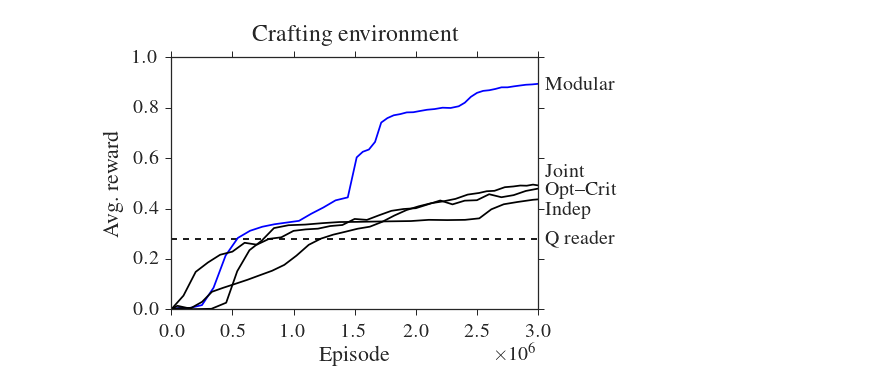
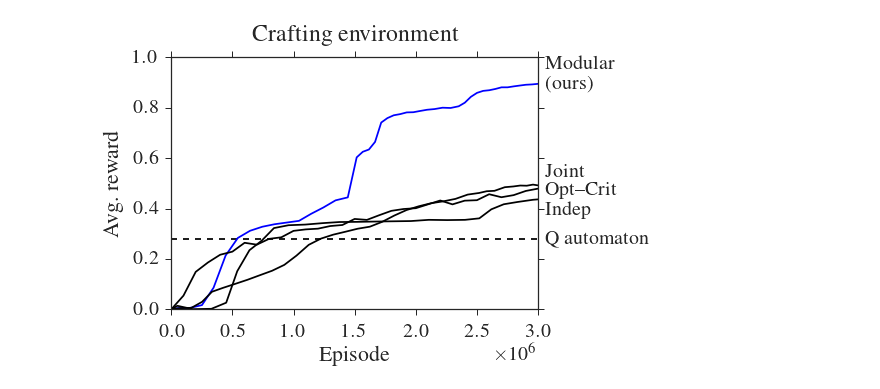
Before and after one commit to jacobandreas/psketch, a Jupyter notebook: experiments/figures.ipynb, the cells around one changed output. Saved outputs shown, nothing was run; the diff lists cells and outputs as text; code cells hidden in the pictures.

```diff
--- a/experiments/figures.ipynb
+++ b/experiments/figures.ipynb
@@ -161,21 +163,21 @@ plot_means("Maze environment",
 # %%
-plt.axhline(y=.28, label="Q reader", color="k", ls="--")
-plt.text(3000000 * 1.02, .28 - 0.02, "Q reader", size="smaller")
+plt.axhline(y=.28, label="Q automaton", color="k", ls="--")
+plt.text(3000000 * 1.02, .28 - 0.02, "Q automaton", size="smaller")
 
 plt.text(3000000 * 1.02, .53, "Joint", size="smaller")
 plt.text(3000000 * 1.02, .38, "Indep", size="smaller")
 
 plot_means("Crafting environment",
     [
-     ("craft_modular_state-baseline", ("Modular", "b", "-"), 1),
+     ("craft_modular_state-baseline", ("Modular\n(ours)", "b", "-"), 1),
      ("craft_joint-feat-plan", ("", "k", "-"), 1),
      ("craft_indep", ("", "k", "-"), 1),
      ("craft_unsup_unordered", ("Opt--Crit", "k", "-"), 10)
     ],
     10,
     "craft_all.pdf")
 # %% [output]
-[figure, old version]
+[figure, new version]
 # %%
 plot_hist("Crafting environment (by task)", "craft_modular_state-baseline", 10, "craft_bytask.pdf")
 #plot_hist("Crafting environment (by task)", "craft_modular_no-curriculum-weighting", 10)
```
Also changed, not shown: parts of 5 cells of this notebook, 6 other files.
